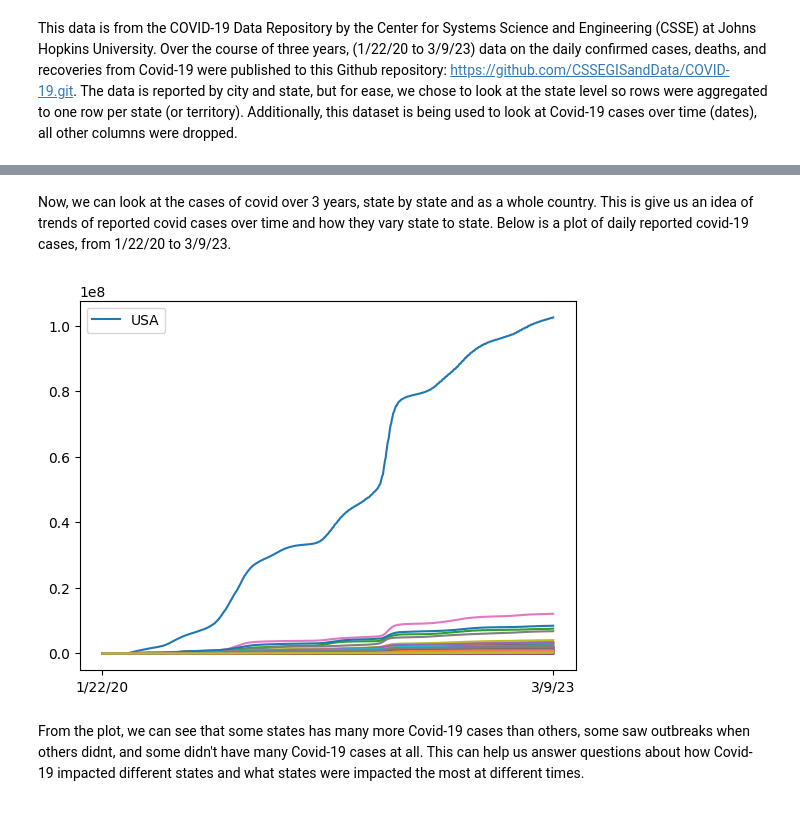
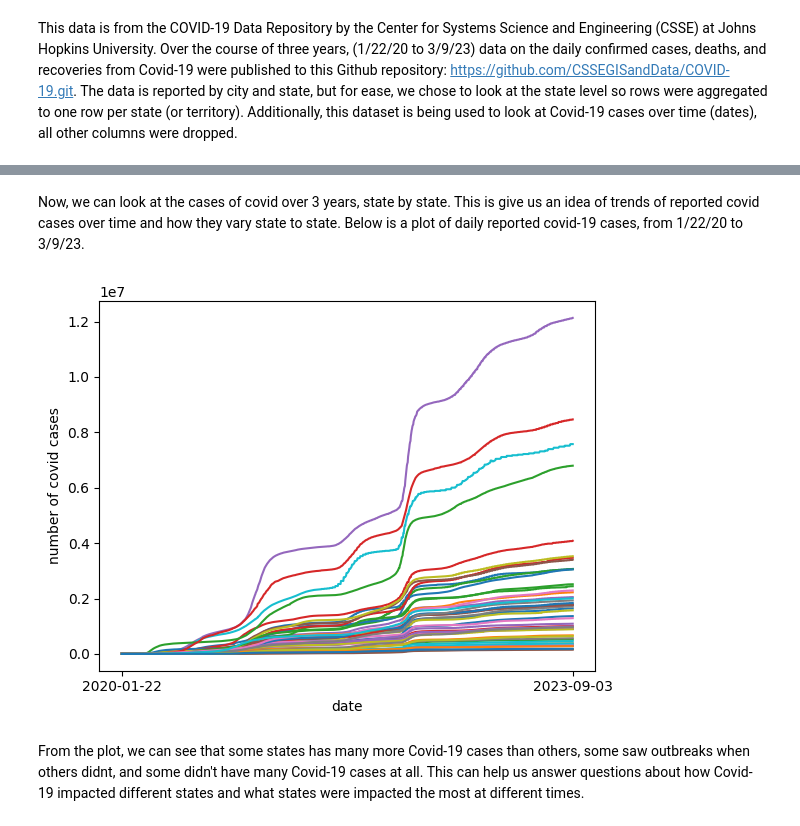
Before and after one commit to criviere1/criviere1.github.io, a Jupyter notebook: Milestone1.ipynb, the cells around one changed output, grey strips where cells are left out. Drawn from its saved outputs; the diff is of its cells as text; code cells hidden in the pictures.

```diff
--- a/Milestone1.ipynb
+++ b/Milestone1.ipynb
@@ -105,6 +101,6 @@ hesitancy_df.plot.scatter(x=['Percent non-Hispanic White'], y='Social Vulnerabil
 This data is from the COVID-19 Data Repository by the Center for Systems Science and Engineering (CSSE) at Johns Hopkins University. Over the course of three years, (1/22/20 to 3/9/23) data on the daily confirmed cases, deaths, and recoveries from Covid-19 were published to this Github repository: https://github.com/CSSEGISandData/COVID-19.git. The data is reported by city and state, but for ease, we chose to look at the state level so rows were aggregated to one row per state (or territory). Additionally, this dataset is being used to look at Covid-19 cases over time (dates), all other columns were dropped.
 # %%
 confirmed_df = pd.read_csv("/Users/colletteriviere/CMPS3160_FinalProject/datasets/time_series_covid19_confirmed_US.csv")
-confirmed_df.drop(columns=['iso2','iso3','code3','FIPS','Country_Region','Lat','Long_','UID'], inplace=True)
+confirmed_df.drop(columns=['iso2','iso3','code3','FIPS','Country_Region','Lat','Long_','UID','Admin2','Combined_Key'], inplace=True)
 confirmed_df.head()
 # %% [output]
@@ -118,2 +113,0 @@ confirmed_df.head()
-# %%
-confirmed_df.drop(columns=['Admin2','Province_State','Combined_Key'],inplace=True)
@@ -261,0 +168,5 @@ confirmed_state_by_day
+# %%
+confirmed_state_by_day = confirmed_df.groupby('Province_State').sum()
+confirmed_state_by_day.drop(labels=['American Samoa','Diamond Princess','Grand Princess', 'Guam','Northern Mariana Islands','Puerto Rico','Virgin Islands'], axis='index', inplace=True)
+confirmed_state_by_day.rename(us_state_to_abbrev, inplace=True)
+confirmed_state_by_day
@@ -262,17 +193,16 @@ confirmed_state_by_day
 # %% [markdown]
-Now, we can look at the cases of covid over 3 years, state by state and as a whole country. This is give us an idea of trends of reported covid cases over time and how they vary state to state. Below is a plot of daily reported covid-19 cases, from 1/22/20 to 3/9/23.
+Now, we can look at the cases of covid over 3 years, state by state. This is give us an idea of trends of reported covid cases over time and how they vary state to state. Below is a plot of daily reported covid-19 cases, from 1/22/20 to 3/9/23.
 # %%
-wholecountry = pd.DataFrame(confirmed_state_by_day.sum())
-wholecountry.rename({0:'USA'},axis='columns',inplace=True)
+for i in confirmed_state_by_day.index:
+    plt.plot(confirmed_state_by_day.loc[i])
 
-plt.plot(wholecountry.index,wholecountry['USA'],label="USA")
-for i in confirmed_state_by_day.index:
-    plt.plot(wholecountry.index,confirmed_state_by_day.loc[i])
-plt.xticks(ticks=[0,1142], labels=['1/22/20','3/9/23'])
-plt.legend(loc='upper left')
+plt.xticks(ticks=[0,1142], labels=['2020-01-22','2023-09-03'])
+plt.xlabel('date')
+plt.ylabel('number of covid cases')
+#plt.legend(loc='upper left')
 plt.show()
 # %% [output]
-[figure, old version]
+[figure, new version]
 # %% [markdown]
 From the plot, we can see that some states has many more Covid-19 cases than others, some saw outbreaks when others didnt, and some didn't have many Covid-19 cases at all. This can help us answer questions about how Covid-19 impacted different states and what states were impacted the most at different times.
 # %% [markdown]
```
Also changed, not shown: parts of 12 cells of this notebook.
